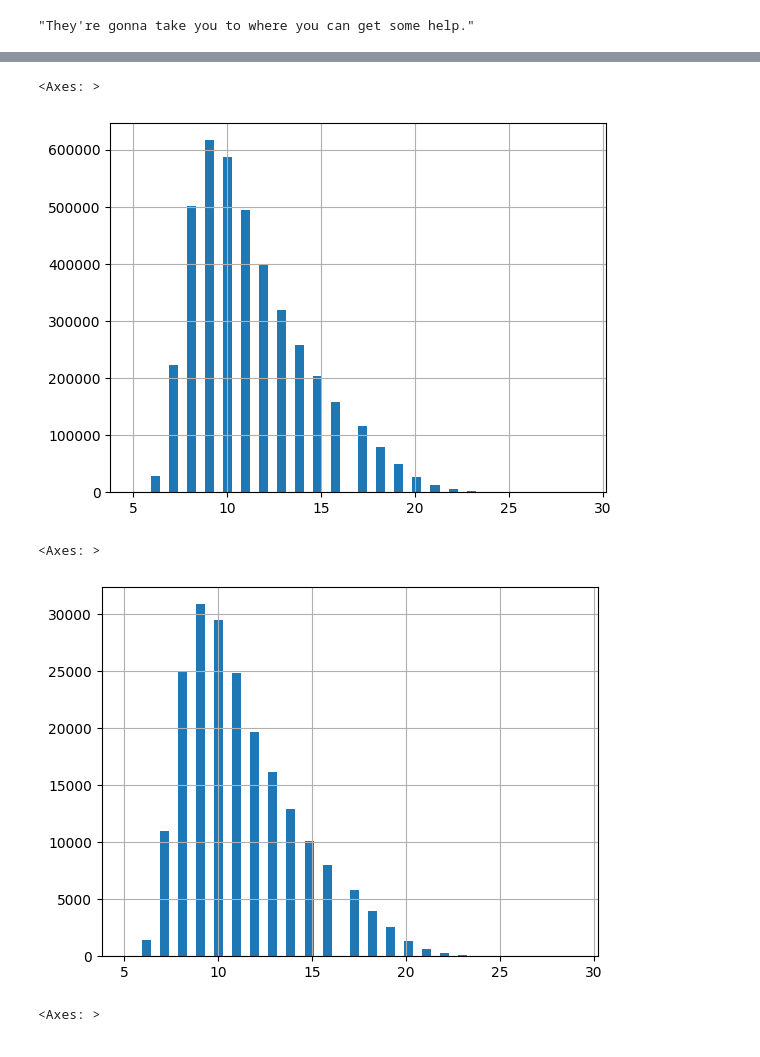
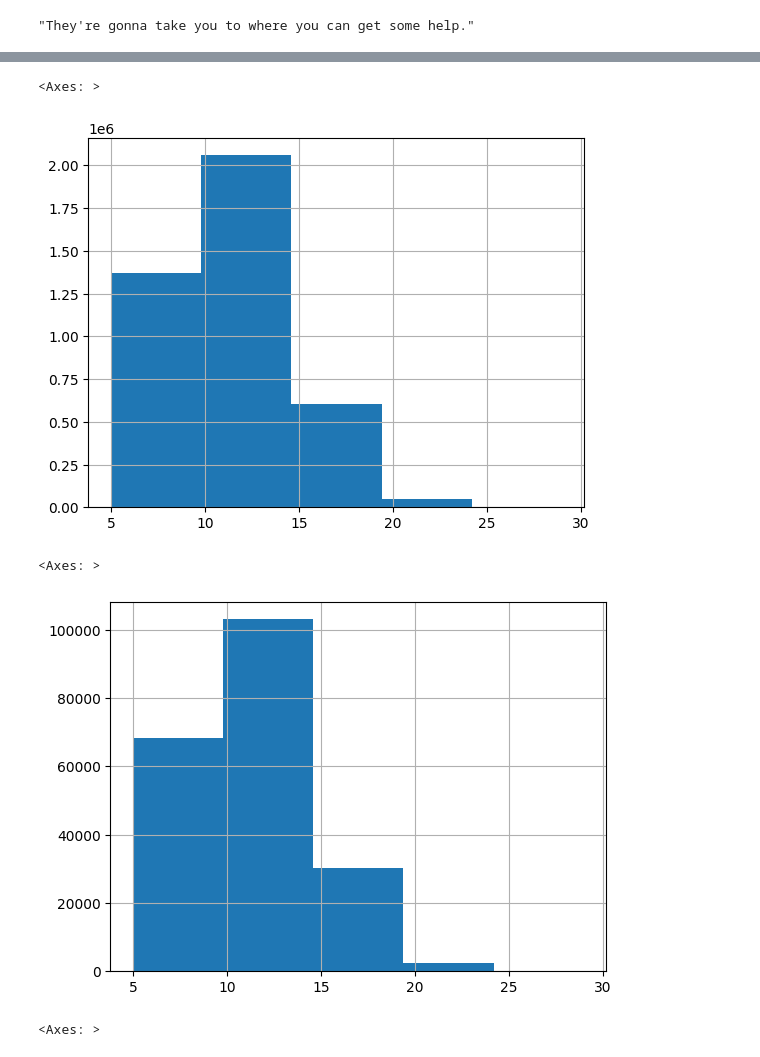
Before and after one commit to vicent-h/traducao-rede-neural, a Jupyter notebook: observing-tokenizer.ipynb, the cells around one changed output, grey strips where cells are left out. Drawn from its saved outputs; the diff is of its cells as text; code cells hidden in the pictures.

```diff
--- a/observing-tokenizer.ipynb
+++ b/observing-tokenizer.ipynb
@@ -59,13 +90,13 @@ df_train.pt_tokens_50000_len.describe().to_frame()
 # %%
-df_train[df_train.pt_tokens_50000_len < 30]["pt_tokens_50000_len"].hist(bins=50)
+df_train[df_train.pt_tokens_50000_len < 30]["pt_tokens_50000_len"].hist(bins=5)
 # %% [output]
 <Axes: >
-[figure, old version]
+[figure, new version]
 # %%
-df_eval[df_eval.pt_tokens_50000_len < 30]["pt_tokens_50000_len"].hist(bins=50)
+df_eval[df_eval.pt_tokens_50000_len < 30]["pt_tokens_50000_len"].hist(bins=5)
 # %% [output]
 <Axes: >
-[figure, old version]
+[figure, new version]
 # %%
 df_eval[df_eval.pt_tokens_50000_len < 30]["pt_tokens_50000_len"].hist(bins=50)
 # %% [output]
```
Also changed, not shown: parts of 6 cells of this notebook, 12 other files.
